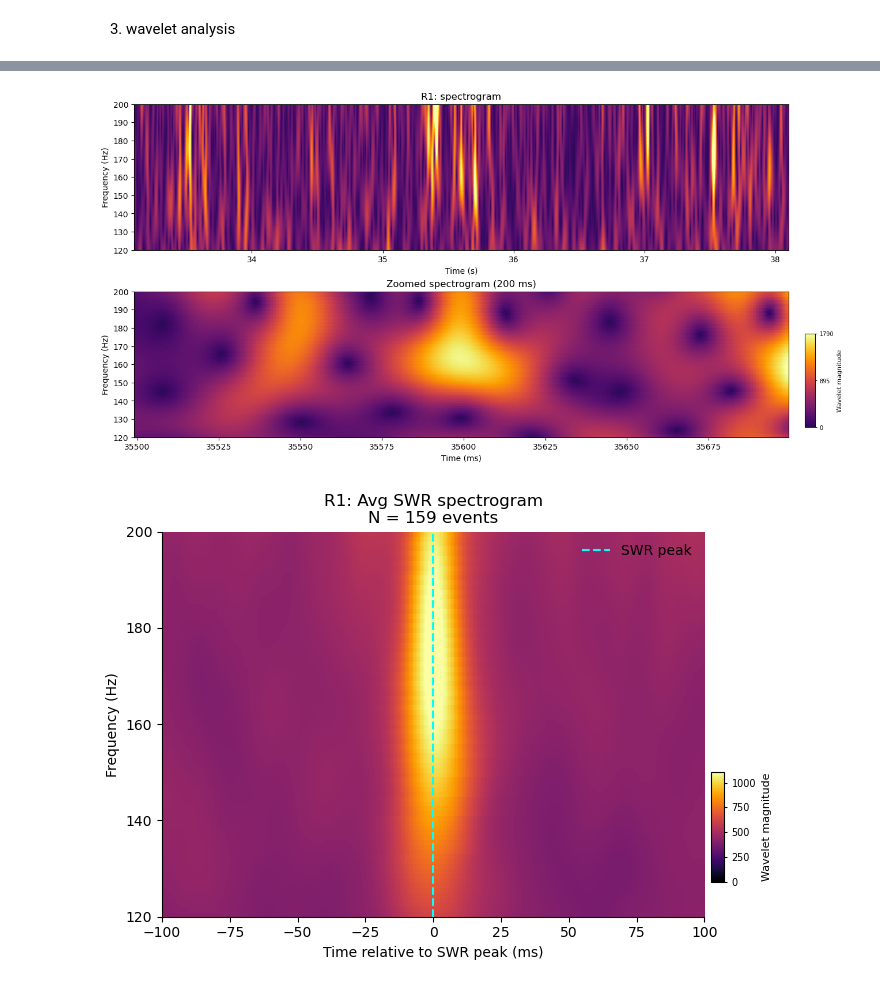
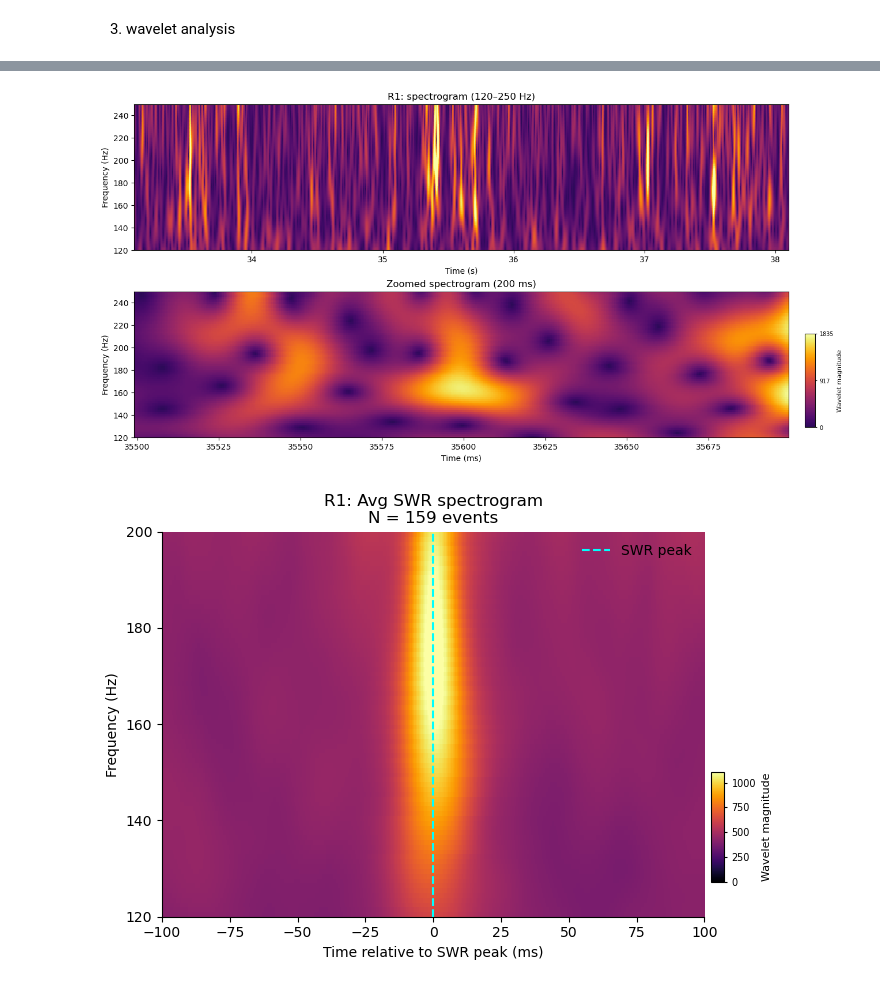
Before and after one commit to Koushouu/Cheeseboard, a Jupyter notebook: LFP/stella/XM_SWRextraction.ipynb, the cells around one changed output, grey strips where cells are left out. Cells and saved outputs as stored; diff of their text form; code cells hidden in the pictures.

```diff
--- a/LFP/stella/XM_SWRextraction.ipynb
+++ b/LFP/stella/XM_SWRextraction.ipynb
@@ -4097,30 +4264,39 @@ def plot_swr_spectrogram_two_panel_manual(
     start_s=0.0,
     context_window_s=5.0,
     zoom_window_s=0.15,
-    fmin_plot=None,
-    fmax_plot=None,
+    fmin_plot=120.0,
+    fmax_plot=250.0,
     vmax_percentile=99.5,
     cmap_name="inferno",
     cmap_minval=0.15,
     cmap_maxval=1.0,
 ):
-    t = det_res["t"]
-    freq = det_res["freq"]
-    abs_cwt = det_res["abs_cwt"]
+    """
+    Two-panel spectrogram plot:
+      1) context window in seconds
+      2) zoom window in milliseconds
+
+    Designed for current wavelet output in det_res.
+    """
+
+    t = np.asarray(det_res["t"], dtype=float)
+    freq = np.asarray(det_res["freq"], dtype=float)
+    abs_cwt = np.asarray(det_res["abs_cwt"], dtype=float)
 
     fs = 1.0 / np.median(np.diff(t))
     n = len(t)
 
-    if fmin_plot is None:
-        fmin_plot = float(freq.min())
-    if fmax_plot is None:
-        fmax_plot = float(freq.max())
-
+    # --------------------------------------------------
+    # Frequency selection
+    # --------------------------------------------------
     freq_mask = (freq >= fmin_plot) & (freq <= fmax_plot)
     freq_sel = freq[freq_mask]
 
     if len(freq_sel) == 0:
-        raise ValueError("No frequencies remain after applying fmin_plot/fmax_plot")
+        raise ValueError(
+            f"No frequencies remain after applying fmin_plot={fmin_plot} and fmax_plot={fmax_plot}. "
+            f"Available range in det_res is {freq.min():.1f}–{freq.max():.1f} Hz."
+        )
 
     # --------------------------------------------------
     # Context window
@@ -4135,7 +4311,7 @@ def plot_swr_spectrogram_two_panel_manual(
     cwt_ctx = abs_cwt[freq_mask, idx0:idx1]
 
     # --------------------------------------------------
-    # Zoom window centered within context window
+    # Zoom window centered inside context window
     # --------------------------------------------------
     center_s = i0_ctx + context_window_s / 2.0
     idx0_z = max(0, int(np.floor((center_s - zoom_window_s / 2) * fs)))
@@ -4150,14 +4326,13 @@ def plot_swr_spectrogram_two_panel_manual(
     # --------------------------------------------------
     # Shared color scaling
     # --------------------------------------------------
-    vals = np.concatenate([
-        cwt_ctx[np.isfinite(cwt_ctx)].ravel(),
-        cwt_zoom[np.isfinite(cwt_zoom)].ravel()
-    ])
+    vals_ctx = cwt_ctx[np.isfinite(cwt_ctx)].ravel()
+    vals_zoom = cwt_zoom[np.isfinite(cwt_zoom)].ravel()
+    vals = np.concatenate([vals_ctx, vals_zoom]) if (vals_ctx.size + vals_zoom.size) > 0 else np.array([1.0])
     vmax = np.percentile(vals, vmax_percentile) if vals.size else 1.0
 
     # --------------------------------------------------
-    # Truncated colormap: remove black, start from dark purple
+    # Truncated colormap
     # --------------------------------------------------
     cmap_trunc = truncate_colormap(
         cmap_name=cmap_name,
@@ -4188,9 +4363,16 @@ def plot_swr_spectrogram_two_panel_manual(
         cmap=cmap_trunc,
     )
     ax0.set_xlim(i0_ctx, i1_ctx)
+    ax0.set_ylim(freq_sel[0], freq_sel[-1])
     ax0.set_xlabel("Time (s)")
     ax0.set_ylabel("Frequency (Hz)")
-    ax0.set_title(f"{channel_name}: spectrogram")
+    ax0.set_title(f"{channel_name}: spectrogram ({fmin_plot:.0f}–{fmax_plot:.0f} Hz)")
+
+    # make ticks sensible for 120–250
+    if fmin_plot <= 120 and fmax_plot >= 250:
+        ax0.set_yticks([120, 140, 160, 180, 200, 220, 240])
+    else:
+        ax0.set_yticks(np.linspace(freq_sel[0], freq_sel[-1], 5))
 
     # --------------------------------------------------
     # Zoom spectrogram (milliseconds)
@@ -4206,37 +4388,43 @@ def plot_swr_spectrogram_two_panel_manual(
         cmap=cmap_trunc,
     )
     ax1.set_xlim(i0_zoom * 1000, i1_zoom * 1000)
+    ax1.set_ylim(freq_sel[0], freq_sel[-1])
     ax1.set_xlabel("Time (ms)")
     ax1.set_ylabel("Frequency (Hz)")
     ax1.set_title(f"Zoomed spectrogram ({zoom_window_s * 1000:.0f} ms)")
+
+    if fmin_plot <= 120 and fmax_plot >= 250:
+        ax1.set_yticks([120, 140, 160, 180, 200, 220, 240])
+    else:
+        ax1.set_yticks(np.linspace(freq_sel[0], freq_sel[-1], 5))
 
     # --------------------------------------------------
     # Short vertical colorbar (right side)
     # --------------------------------------------------
     cax = fig.add_axes([1.02, 0.10, 0.015, 0.25])
     cbar = fig.colorbar(im1, cax=cax, orientation="vertical")
     cbar.set_label("Wavelet magnitude", fontsize=8)
     cbar.ax.tick_params(labelsize=7, length=2)
     cbar.set_ticks([
         np.round(0, 2),
         np.round(vmax / 2, 2),
         np.round(vmax, 2)
     ])
 
     plt.show()
 
 
 plot_swr_spectrogram_two_panel_manual(
     det_res=all_results["R1"]["det_res"],
     channel_name="R1",
     start_s=33.1,
     context_window_s=5.0,
     zoom_window_s=0.2,
     fmin_plot=120,
-    fmax_plot=200,
+    fmax_plot=250,
 )
 # %% [output]
-[figure, old version]
+[figure, new version]
 # %%
 
 def truncate_colormap(cmap_name="inferno", minval=0, maxval=1.0, n=256):
```
Also changed, not shown: parts of 12 cells of this notebook, 4 other files.
